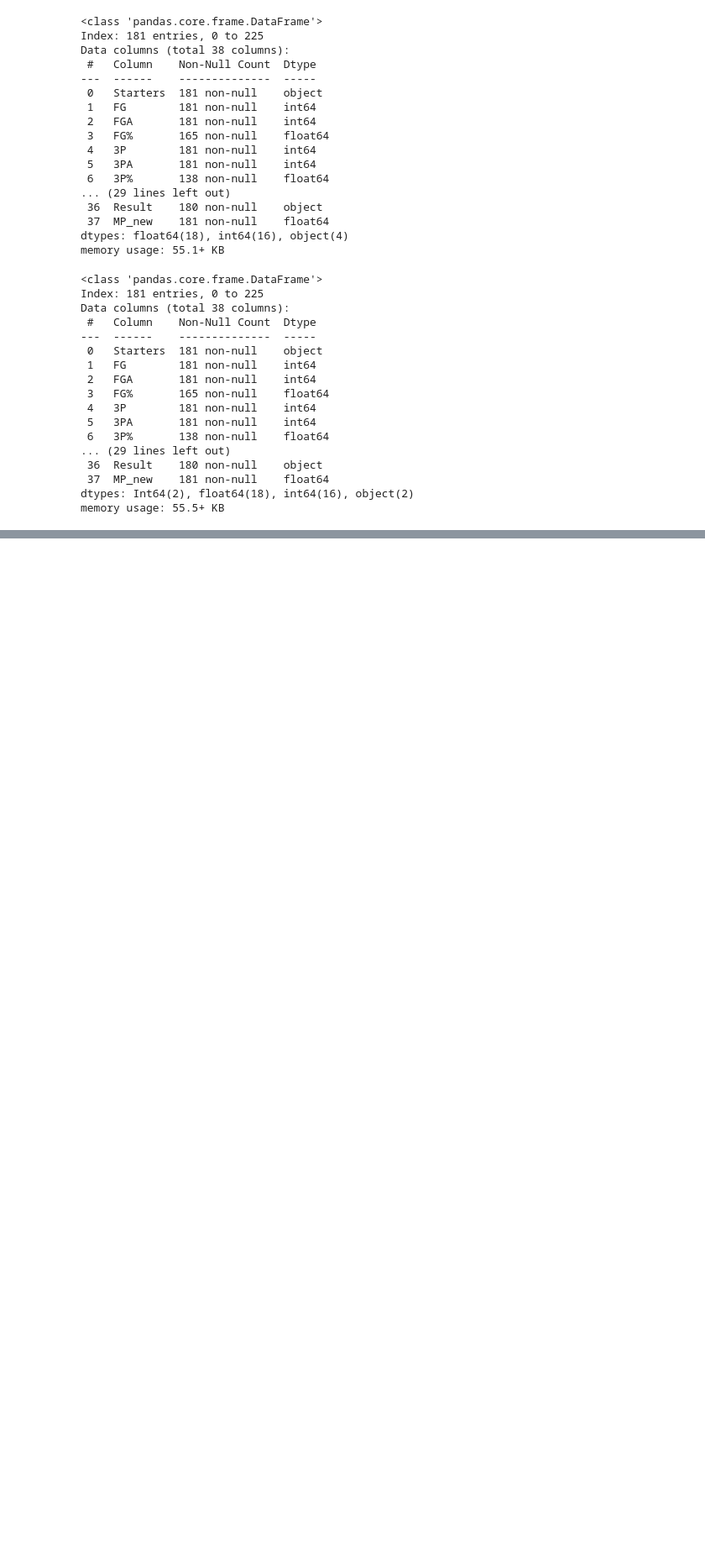
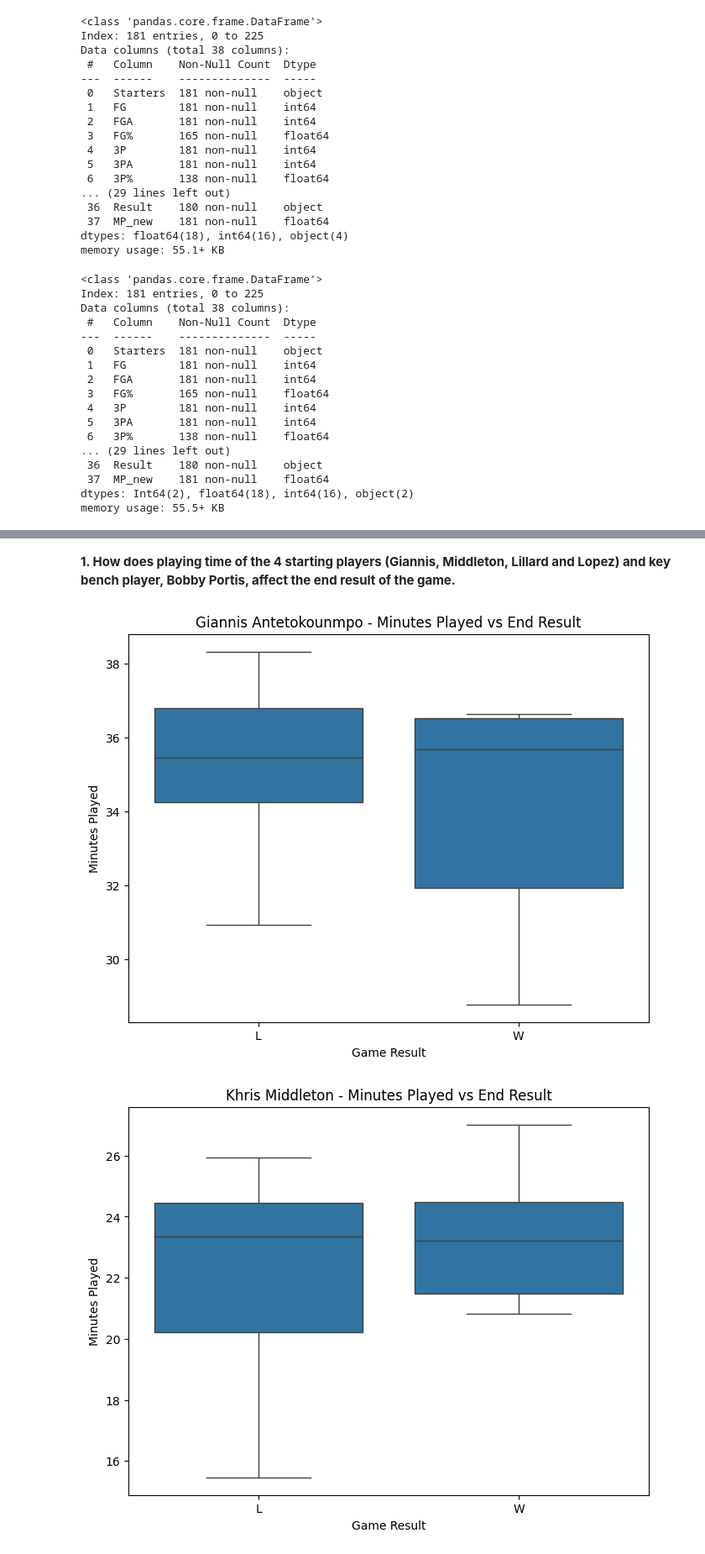
Before and after one commit to ChristosBellos/MyMachineLearningRepository, a Jupyter notebook: Basketball_Games_Analysis.ipynb, the cells around one changed output, grey strips where cells are left out. Shown at 84% size. Saved outputs shown, nothing was run; the diff lists cells and outputs as text; code cells hidden in the pictures; blank space fills up the shorter version.

```diff
--- a/Basketball_Games_Analysis.ipynb
+++ b/Basketball_Games_Analysis.ipynb
@@ -370,0 +373,22 @@ memory usage: 55.5+ KB
+# %% [markdown]
+**1. How does playing time of the 4 starting players (Giannis, Middleton, Lillard and Lopez) and key bench player, Bobby Portis, affect the end result of the game.**
+# %%
+# Boxplot creation: Each player's boxplot will show, how his playing time is distributed
+# for each one of the two possible results.
+import seaborn as sns
+
+players = ["Giannis Antetokounmpo", "Khris Middleton", "Damian Lillard", "Brook Lopez",
+           "Bobby Portis"]
+
+for player in players:
+  plt.figure(figsize=(8,6))
+
+  temp=df_clean[df_clean["Starters"] == player]
+  sns.boxplot(data=temp, x="Result", y="MP_new")
+  plt.title(f"{player} - Minutes Played vs End Result")
+  plt.xlabel("Game Result")
+  plt.ylabel("Minutes Played")
+  plt.show()
+# %% [output]
+[figure, added]
+[figure, added]
```
Also changed, not shown: parts of 10 cells of this notebook.
